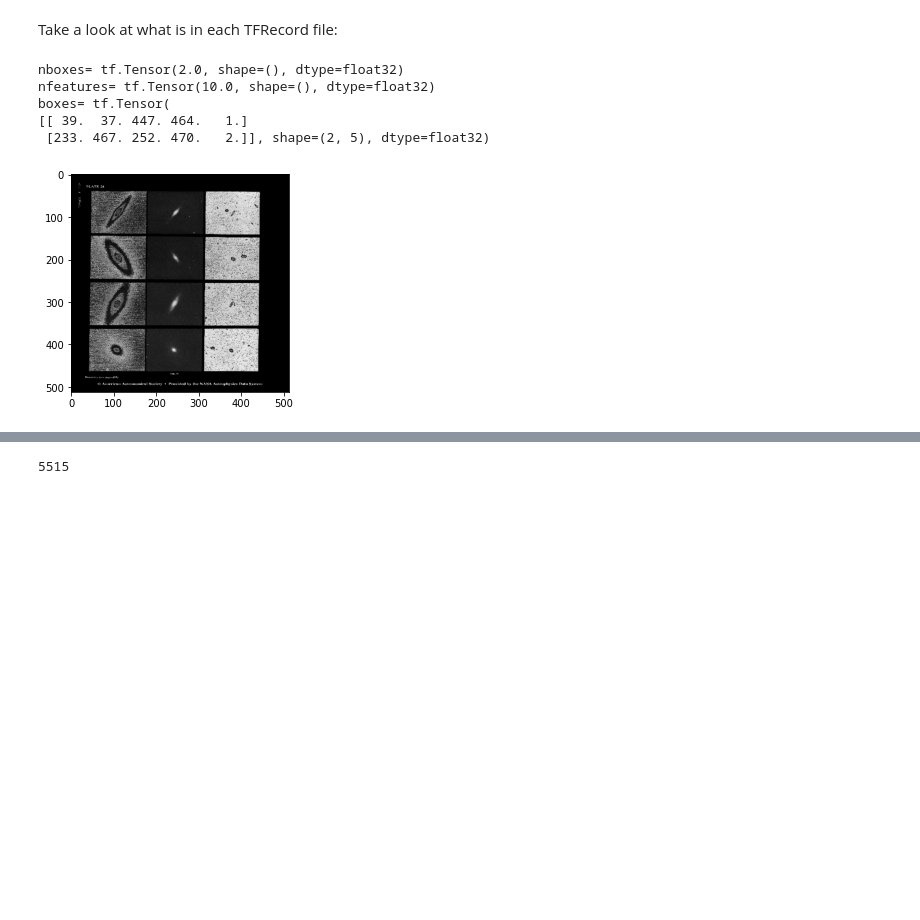
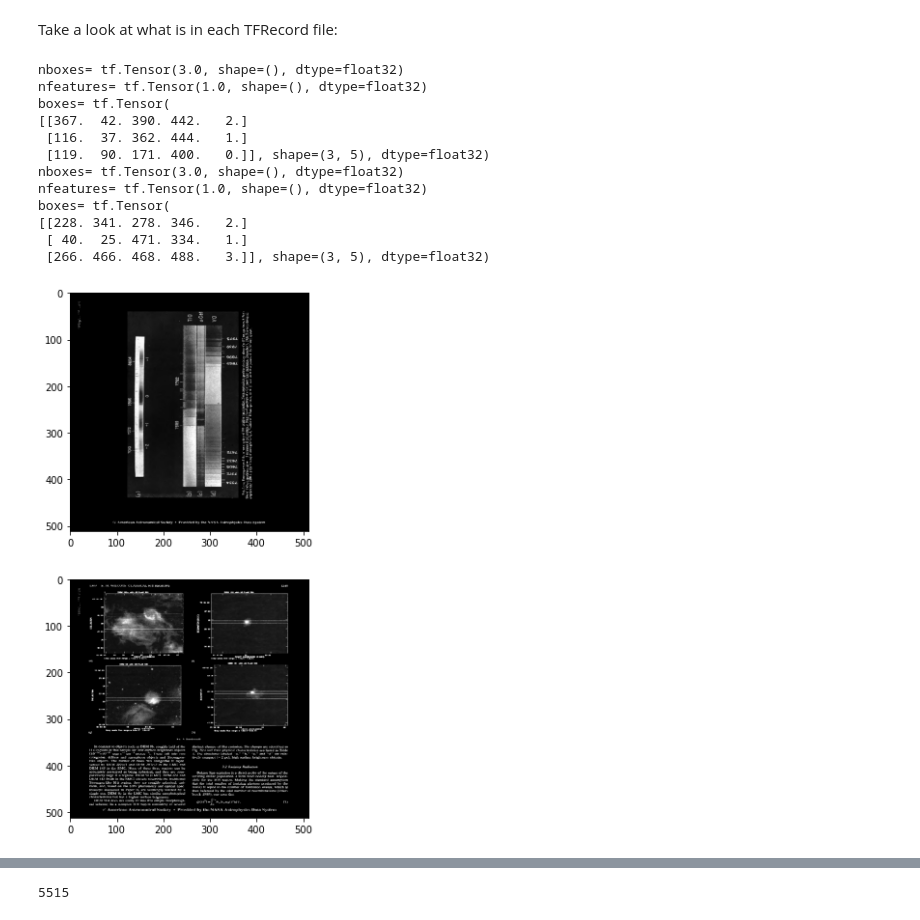
Before and after one commit to ReadingTimeMachine/figure_and_caption_extraction, a Jupyter notebook: mega_yolo_train_tfrecords.ipynb, the cells around one changed output, grey strips where cells are left out. Saved outputs shown, nothing was run; the diff lists cells and outputs as text; code cells hidden in the pictures; blank space fills up the shorter version.

```diff
--- a/mega_yolo_train_tfrecords.ipynb
+++ b/mega_yolo_train_tfrecords.ipynb
@@ -24,8 +24,14 @@ saved_weights_file = None
 #fileStorage = 'binaries_model8_tfrecordz/'
 #extraName = 'model8_tfrec'
 
-fileStorage = 'binaries_model7_tfrecordz/'
-extraName = 'model7_tfrec'
+# fileStorage = 'binaries_model7_tfrecordz/'
+# extraName = 'model7_tfrec'
+
+fileStorage = 'binaries_model9_tfrecordz/'
+extraName = 'model9_tfrec'
+
+fileStorage = 'binaries_model1_tfrecordz/'
+extraName = 'model1_tfrec'
 # %%
 # toggle for if on google collab or not
 import os
@@ -289,13 +294,13 @@ def _parse_to_view(example_proto,anchors,CLASS):
     image = tf.reshape(image,[config.IMAGE_H,config.IMAGE_W,nfeatures])
     return image,nboxes,nfeatures,boxes
 # %%
-#view_dataset = train_raw_data.map(lambda example_proto:_parse_to_view(example_proto,
-#                                                                      anchors,CLASS))
+view_dataset = train_raw_data.map(lambda example_proto:_parse_to_view(example_proto,
+                                                                      anchors,CLASS))
 # view_dataset = train_raw_data.interleave(lambda example_proto:
 #     train_raw_data.map(_parse_to_view(example_proto,anchors,CLASS), num_parallel_calls=tf.data.AUTOTUNE),
 #     cycle_length=4, block_length=16)
 
-view_dataset = train_raw_data.interleave(lambda x: train_raw_data.map(lambda example_proto:_parse_to_view(example_proto, anchors,CLASS),num_parallel_calls=tf.data.AUTOTUNE))
+#view_dataset = train_raw_data.interleave(lambda x: train_raw_data.map(lambda example_proto:_parse_to_view(example_proto, anchors,CLASS),num_parallel_calls=tf.data.AUTOTUNE))
 
 # dataset = tf.data.Dataset.from_tensor_slices(filenames)
 # def parse_fn(filename):
@@ -305,19 +310,30 @@ view_dataset = train_raw_data.interleave(lambda x: train_raw_data.map(lambda exa
 #     cycle_length=4, block_length=16)
 # %%
 # check one out
-for image,nboxes,nfeatures,boxes in view_dataset.take(1):
+nx = 2
+fig,ax = plt.subplots(nx,1, figsize=(20,10))
+ix=0
+for image,nboxes,nfeatures,boxes in view_dataset.take(nx):
     imgPlot = image.numpy()
-    plt.imshow(imgPlot[:,:,0],cmap='gray')
+    ax[ix].imshow(imgPlot[:,:,0],cmap='gray')
     print('nboxes=',nboxes)
     print('nfeatures=',nfeatures)
     print('boxes=',boxes)
+    ix+=1
 # %% [output]
-nboxes= tf.Tensor(2.0, shape=(), dtype=float32)
-nfeatures= tf.Tensor(10.0, shape=(), dtype=float32)
+nboxes= tf.Tensor(3.0, shape=(), dtype=float32)
+nfeatures= tf.Tensor(1.0, shape=(), dtype=float32)
 boxes= tf.Tensor(
-[[ 39.  37. 447. 464.   1.]
- [233. 467. 252. 470.   2.]], shape=(2, 5), dtype=float32)
+[[367.  42. 390. 442.   2.]
+ [116.  37. 362. 444.   1.]
+ [119.  90. 171. 400.   0.]], shape=(3, 5), dtype=float32)
+nboxes= tf.Tensor(3.0, shape=(), dtype=float32)
+nfeatures= tf.Tensor(1.0, shape=(), dtype=float32)
+boxes= tf.Tensor(
+[[228. 341. 278. 346.   2.]
+ [ 40.  25. 471. 334.   1.]
+ [266. 466. 468. 488.   3.]], shape=(3, 5), dtype=float32)
-[figure, old version]
+[figure, new version]
 # %%
 # # debug
 # import mega_yolo_utils
```
Also changed, not shown: parts of 7 cells of this notebook, 4 other files.
